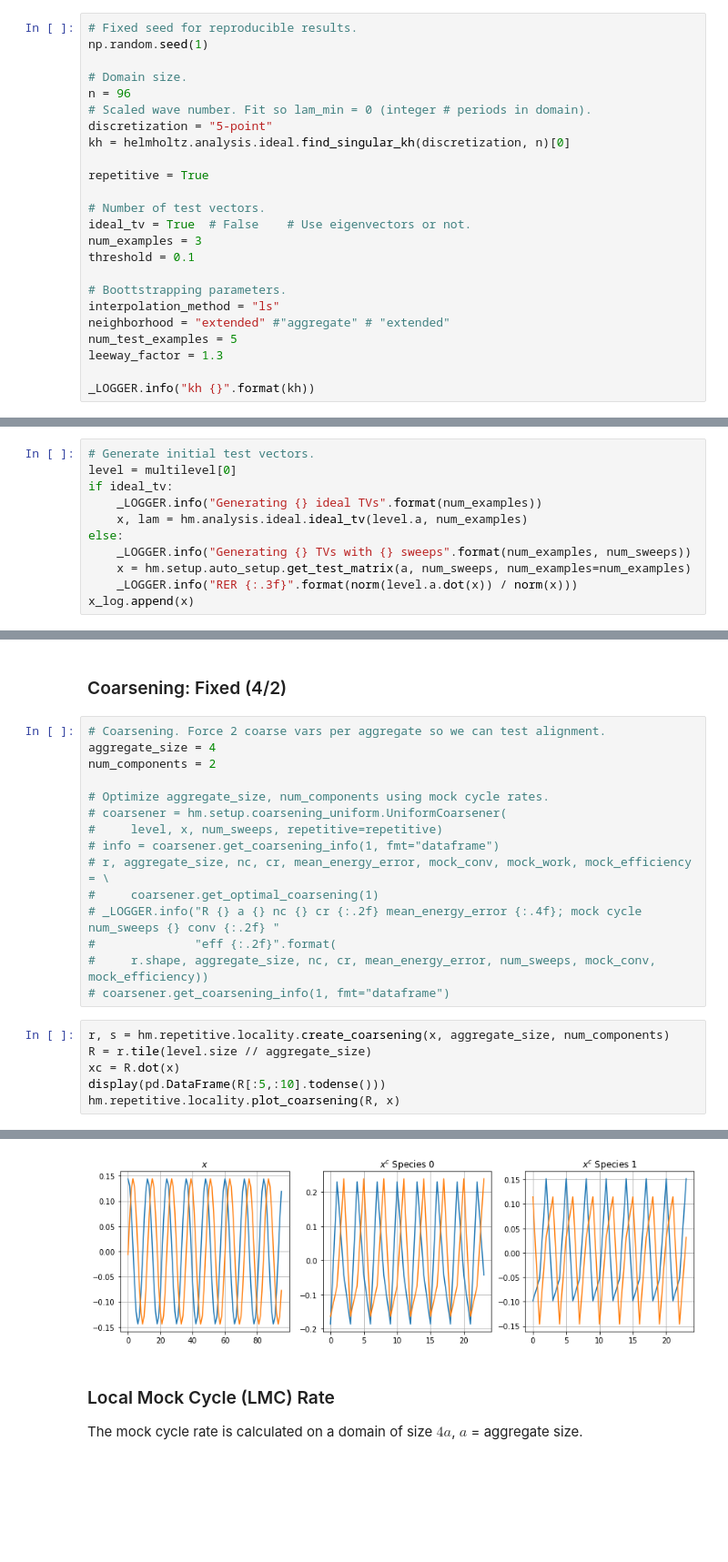
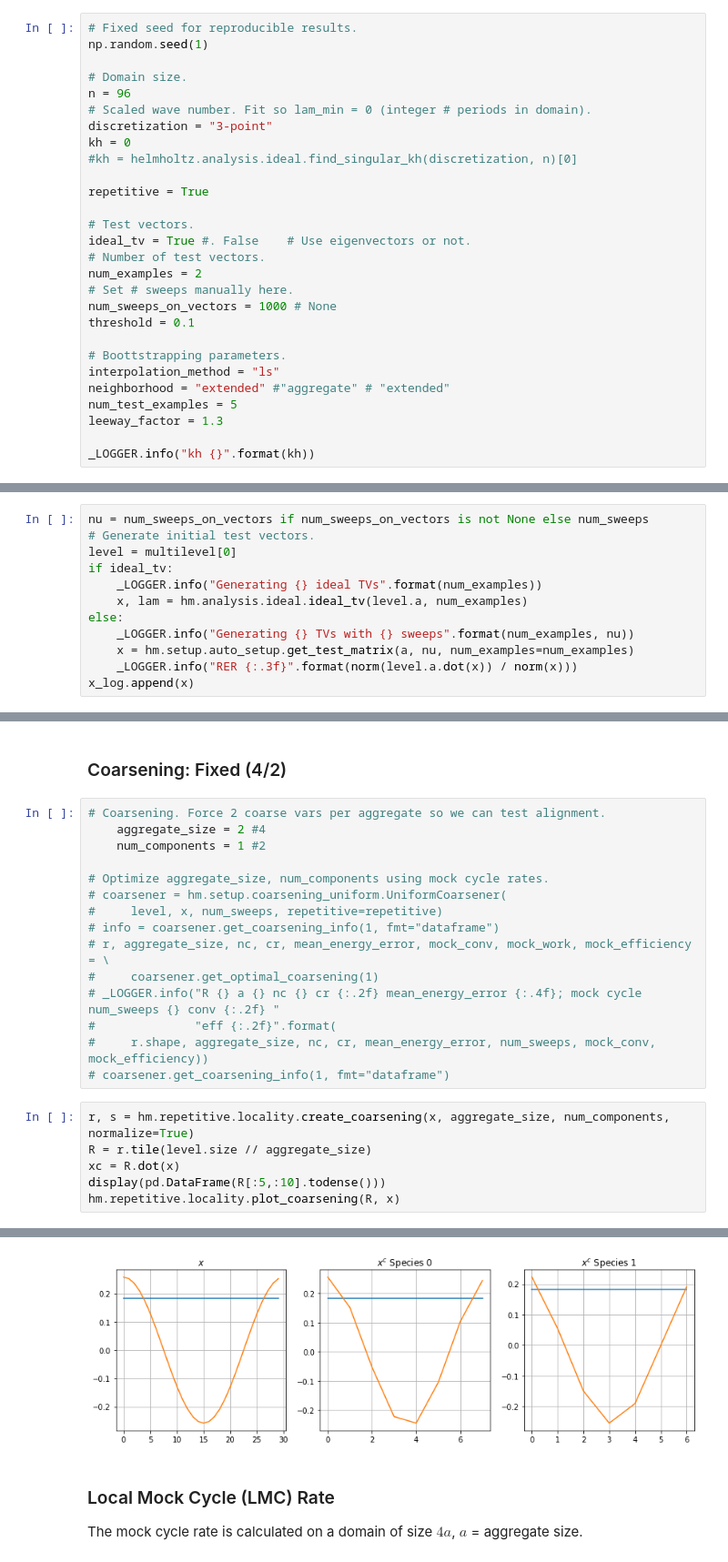
Before and after one commit to 436ahsan/Helmholtz, a Jupyter notebook: notebooks/multilevel_repetitive_local.ipynb, the cells around one changed output, grey strips where cells are left out. Shown at 91% size. Cells and saved outputs as stored; diff of their text form; blank space fills up the shorter version.

```diff
--- a/notebooks/multilevel_repetitive_local.ipynb
+++ b/notebooks/multilevel_repetitive_local.ipynb
@@ -13,14 +13,18 @@ np.random.seed(1)
 # Domain size.
 n = 96
 # Scaled wave number. Fit so lam_min = 0 (integer # periods in domain).
-discretization = "5-point"
-kh = helmholtz.analysis.ideal.find_singular_kh(discretization, n)[0]
+discretization = "3-point"
+kh = 0
+#kh = helmholtz.analysis.ideal.find_singular_kh(discretization, n)[0]
 
 repetitive = True
 
+# Test vectors.
+ideal_tv = True #. False    # Use eigenvectors or not.
 # Number of test vectors.
-ideal_tv = True  # False    # Use eigenvectors or not.
-num_examples = 3
+num_examples = 2
+# Set # sweeps manually here.
+num_sweeps_on_vectors = 1000 # None
 threshold = 0.1
 
 # Boottstrapping parameters.
@@ -76,12 +79,13 @@ INFO     Relax conv 0.95 shrinkage 0.71 PODR RER 0.38 after 8 sweeps. Work 1.0 e
 # %%
+nu = num_sweeps_on_vectors if num_sweeps_on_vectors is not None else num_sweeps
 # Generate initial test vectors.
 level = multilevel[0]
 if ideal_tv:
     _LOGGER.info("Generating {} ideal TVs".format(num_examples))
     x, lam = hm.analysis.ideal.ideal_tv(level.a, num_examples)
 else:
-    _LOGGER.info("Generating {} TVs with {} sweeps".format(num_examples, num_sweeps))
-    x = hm.setup.auto_setup.get_test_matrix(a, num_sweeps, num_examples=num_examples)
+    _LOGGER.info("Generating {} TVs with {} sweeps".format(num_examples, nu))
+    x = hm.setup.auto_setup.get_test_matrix(a, nu, num_examples=num_examples)
     _LOGGER.info("RER {:.3f}".format(norm(level.a.dot(x)) / norm(x)))
 x_log.append(x)
 # %% [output]
@@ -90,8 +94,8 @@ INFO     Generating 3 ideal TVs
 ### Coarsening: Fixed (4/2)
 # %%
 # Coarsening. Force 2 coarse vars per aggregate so we can test alignment.
-aggregate_size = 4
-num_components = 2
+    aggregate_size = 2 #4
+    num_components = 1 #2
 
 # Optimize aggregate_size, num_components using mock cycle rates.
 # coarsener = hm.setup.coarsening_uniform.UniformCoarsener(
@@ -104,7 +108,7 @@ num_components = 2
 #     r.shape, aggregate_size, nc, cr, mean_energy_error, num_sweeps, mock_conv, mock_efficiency))
 # coarsener.get_coarsening_info(1, fmt="dataframe")
 # %%
-r, s = hm.repetitive.locality.create_coarsening(x, aggregate_size, num_components)
+r, s = hm.repetitive.locality.create_coarsening(x, aggregate_size, num_components, normalize=True)
 R = r.tile(level.size // aggregate_size)
 xc = R.dot(x)
 display(pd.DataFrame(R[:5,:10].todense()))
@@ -120,4 +123,4 @@ Coarsening: a 4 nc 2 #windows 15 s [0.716 0.387 0.014 0.001]
-[figure, old version]
+[figure, new version]
 # %% [markdown]
 ### Local Mock Cycle (LMC) Rate
 The mock cycle rate is calculated on a domain of size $4 a$, $a$ = aggregate size.
```
Also changed, not shown: parts of 26 cells of this notebook, 12 other files.
